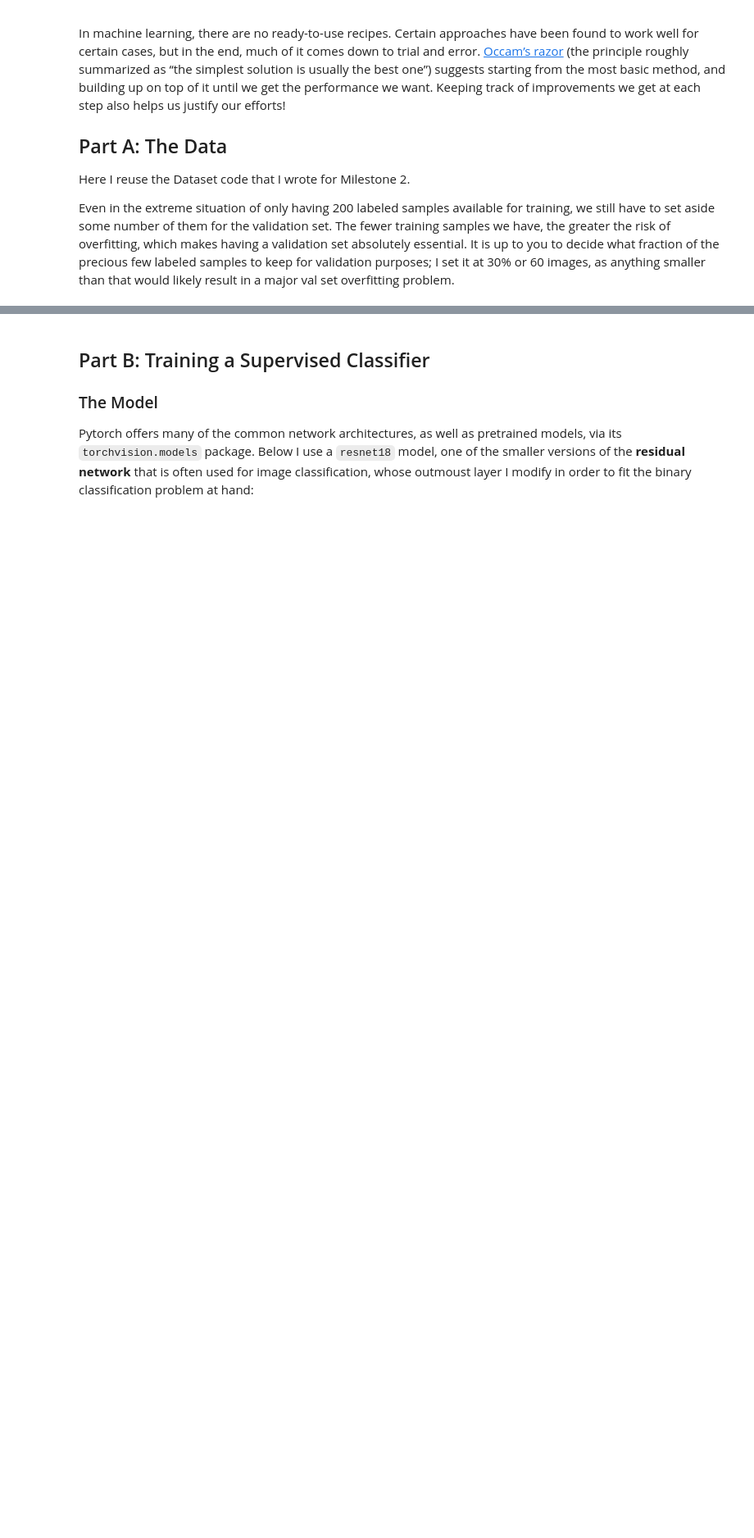
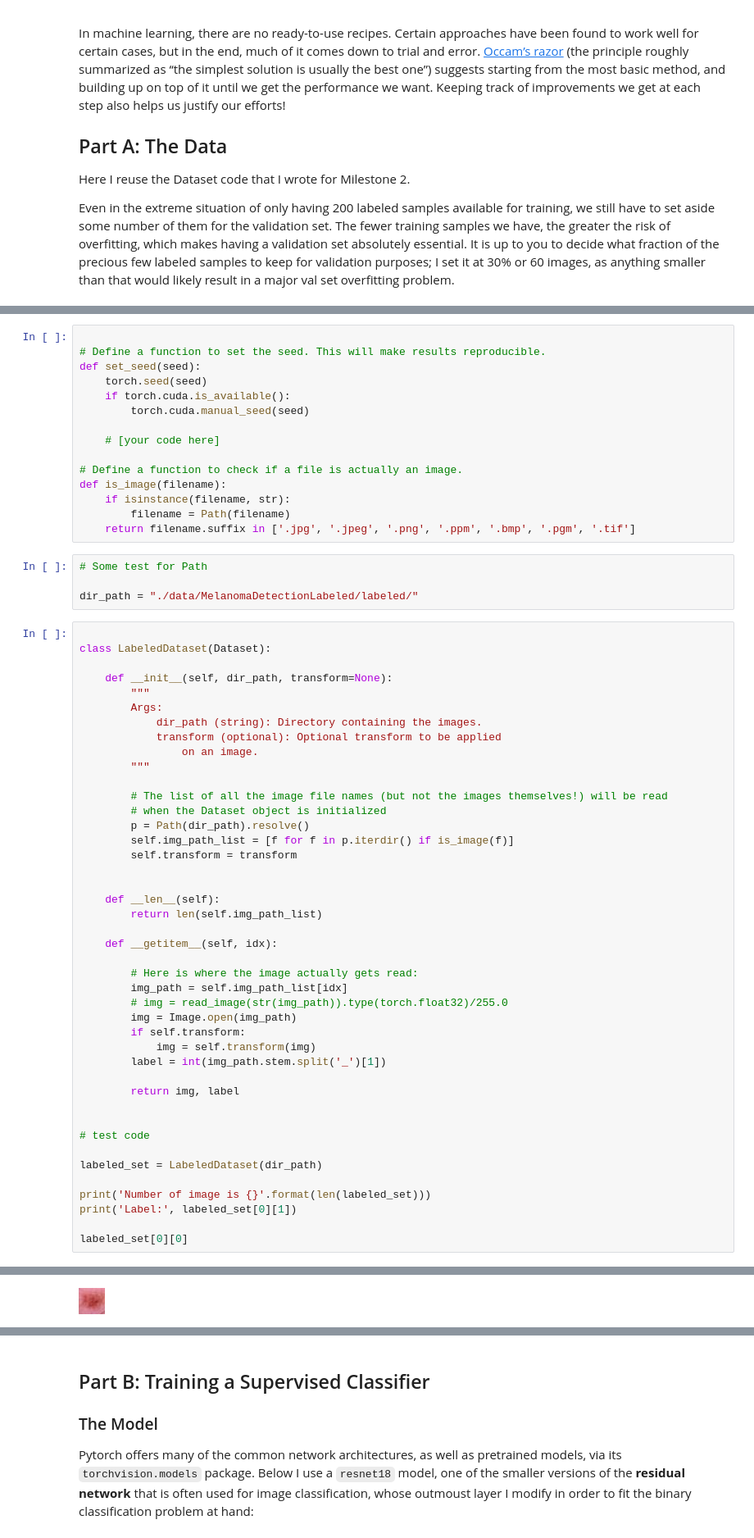
Before and after one commit to 3DAlgoLab/ml, a Jupyter notebook: hrga_LP_S3.ipynb, the cells around one changed output, grey strips where cells are left out. Shown: that part at 82% size. Cells and saved outputs as stored; diff of their text form; blank space fills up the shorter version.

```diff
--- a/ref/PARTIAL_hrga_LP_S3.ipynb
+++ b/hrga_LP_S3.ipynb
@@ -91,0 +43,63 @@ Number of TEST images:  600
+# %%
+
+# Define a function to set the seed. This will make results reproducible.
+def set_seed(seed):
+    torch.seed(seed)
+    if torch.cuda.is_available():
+        torch.cuda.manual_seed(seed)
+
+    # [your code here]
+
+# Define a function to check if a file is actually an image.
+def is_image(filename):
+    if isinstance(filename, str):
+        filename = Path(filename)
+    return filename.suffix in ['.jpg', '.jpeg', '.png', '.ppm', '.bmp', '.pgm', '.tif']
+# %%
+# Some test for Path
+
+dir_path = "./data/MelanomaDetectionLabeled/labeled/"
+# %%
+
+class LabeledDataset(Dataset):
+
+    def __init__(self, dir_path, transform=None):
+        """
+        Args:
+            dir_path (string): Directory containing the images.
+            transform (optional): Optional transform to be applied
+                on an image.
+        """
+
+        # The list of all the image file names (but not the images themselves!) will be read
+        # when the Dataset object is initialized
+        p = Path(dir_path).resolve()
+        self.img_path_list = [f for f in p.iterdir() if is_image(f)]
+        self.transform = transform
+
+
+    def __len__(self):
+        return len(self.img_path_list)
+
+    def __getitem__(self, idx):
+
+        # Here is where the image actually gets read:
+        img_path = self.img_path_list[idx]
+        # img = read_image(str(img_path)).type(torch.float32)/255.0
+        img = Image.open(img_path)
+        if self.transform:
+            img = self.transform(img)
+        label = int(img_path.stem.split('_')[1])
+
+        return img, label
+
+
+# test code
+
+labeled_set = LabeledDataset(dir_path)
+
+print('Number of image is {}'.format(len(labeled_set)))
+print('Label:', labeled_set[0][1])
+
+labeled_set[0][0]
+# %% [output]
@@ -91,0 +108 @@ Number of TEST images:  600
+[figure, added]
```
Also changed, not shown: parts of 6 cells of this notebook, 3 other files.
